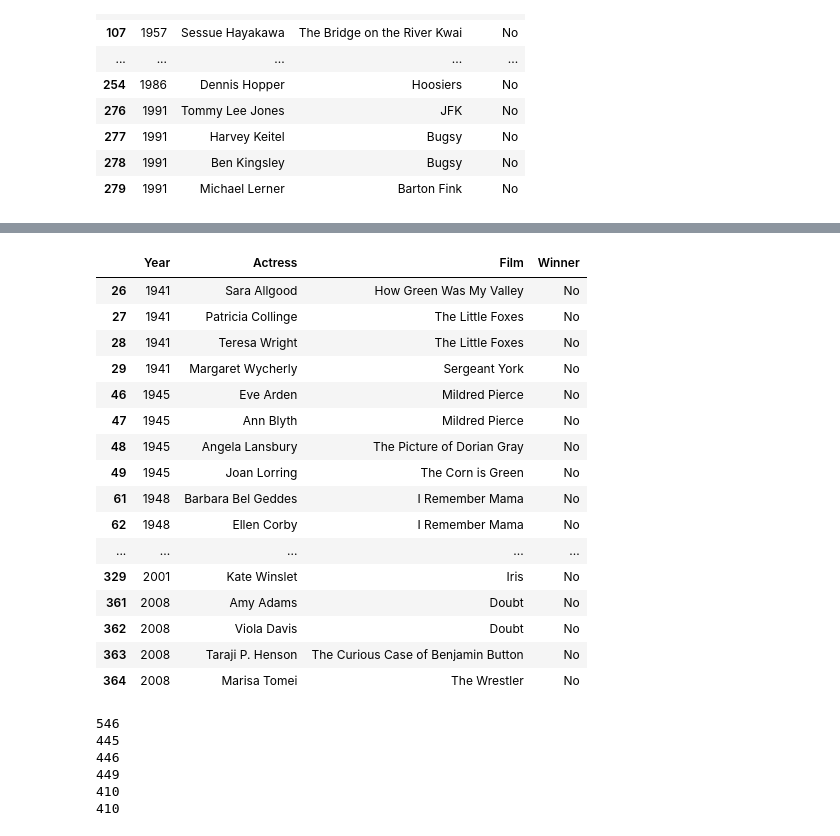
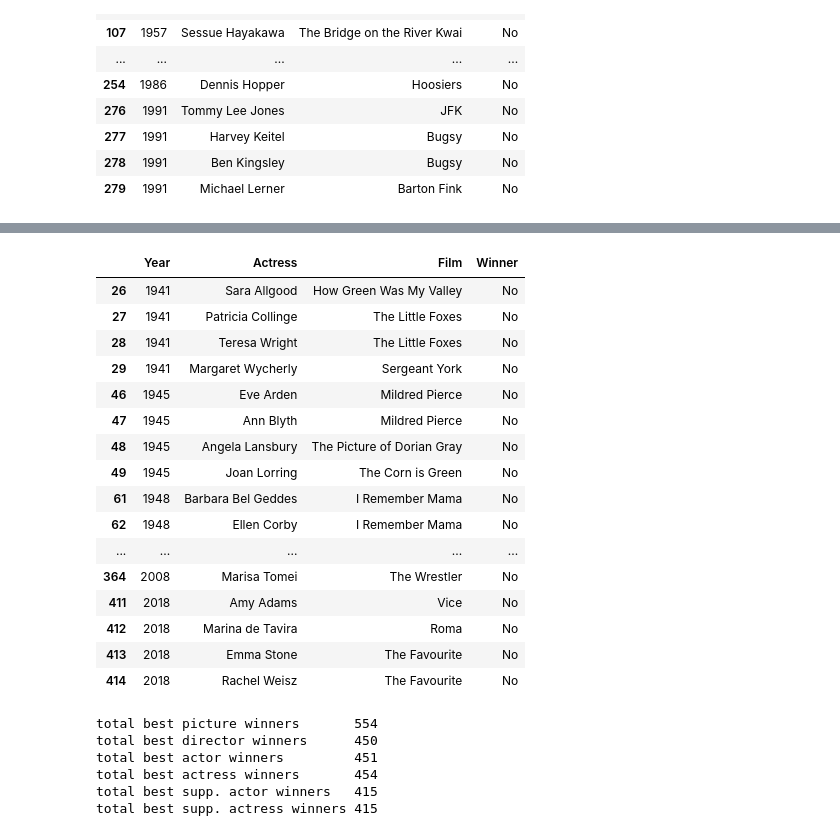
Before and after one commit to emmet-gingles/Jupyter-OscarWinners, a Jupyter notebook: Oscar_Nominees.ipynb, the cells around one changed output, grey strips where cells are left out. Saved outputs shown, nothing was run; the diff lists cells and outputs as text; code cells hidden in the pictures.

```diff
--- a/Oscar_Nominees.ipynb
+++ b/Oscar_Nominees.ipynb
@@ -824,3 +429,8 @@ for row in tables[0].findAll("tr"):
+# %%
+data = extractFilmData("supporting actress", tables, False)
+actresses = data['names']
+films = data['films']
+winners = data['winners']
 # %%
 # Check the length of the lists. Actresses and films are not the same because in several years multiple actresses were nominated
 # for the same film
@@ -846,6 +456,7 @@ films.insert(267, films[266])
 films.insert(323, films[322])
 films.insert(327, films[326])
 films.insert(362, films[361])
+films.insert(414, films[413])
 # %%
 # Now they are the same length
 print(len(years))
@@ -858,21 +468,0 @@ print(len(films))
-# %%
-df_supActresses = pd.DataFrame(columns = ["Year","Actress","Film","Winner"])
-start = 0
-for index, row in df_yearRows.iterrows():
-    year = row["Year"]
-    numFilms = pd.to_numeric(row["Rows"])
-    end = start + numFilms
-    for i in range(start, end):
-        isWinner = "No"
-        actress = actresses[i]
-        film = films[i]
-        if actress in winners['actress'] and film in winners['film']:
-            isWinner = "Yes"
-            for key, value in enumerate(winners['actress']):
-                if value == actress:
-                    del winners['actress'][key]
-                    del winners['film'][key]
-                    break
-        df_supActresses.loc[df_supActresses.shape[0]] = [year,actress,film,isWinner]
-    start = start + numFilms
-df_supActresses.loc[df_supActresses["Winner"] == "Yes"]
@@ -897,0 +469,3 @@ df_supActresses.loc[df_supActresses["Winner"] == "Yes"]
+# %%
+df_supActresses = createDataFrame("supporting actress", {"films": films, "actresses": actresses}, {"years": years, "numFilms": numFilms}, winners)
+df_supActresses.loc[df_supActresses["Winner"] == "Yes"]
@@ -898,40 +491,39 @@ df_supActresses.loc[df_supActresses["Winner"] == "Yes"]
 # %%
 # Now check each of the years that were inserted and see that each one has two or more occurrences of the same film
-df_supActresses["Year"] = df_supActresses["Year"].astype(int)
-years = [1941, 1945, 1948, 1949, 1954, 1957, 1959, 1963, 1965, 1989, 2000, 2001, 2008]
+years = [1941, 1945, 1948, 1949, 1954, 1957, 1959, 1963, 1965, 1989, 2000, 2001, 2008, 2018]
 df_supActresses.loc[(df_supActresses["Year"].isin(years)) & (df_supActresses["Winner"] == "No")]
 # %% [output]
 |  | Year | Actress | Film | Winner |
 | 26 | 1941 | Sara Allgood | How Green Was My Valley | No |
 | 27 | 1941 | Patricia Collinge | The Little Foxes | No |
 | 28 | 1941 | Teresa Wright | The Little Foxes | No |
 | 29 | 1941 | Margaret Wycherly | Sergeant York | No |
 | 46 | 1945 | Eve Arden | Mildred Pierce | No |
 | 47 | 1945 | Ann Blyth | Mildred Pierce | No |
 | 48 | 1945 | Angela Lansbury | The Picture of Dorian Gray | No |
 | 49 | 1945 | Joan Lorring | The Corn is Green | No |
 | 61 | 1948 | Barbara Bel Geddes | I Remember Mama | No |
 | 62 | 1948 | Ellen Corby | I Remember Mama | No |
 | ... | ... | ... | ... | ... |
-| 329 | 2001 | Kate Winslet | Iris | No |
-| 361 | 2008 | Amy Adams | Doubt | No |
-| 362 | 2008 | Viola Davis | Doubt | No |
-| 363 | 2008 | Taraji P. Henson | The Curious Case of Benjamin Button | No |
 | 364 | 2008 | Marisa Tomei | The Wrestler | No |
+| 411 | 2018 | Amy Adams | Vice | No |
+| 412 | 2018 | Marina de Tavira | Roma | No |
+| 413 | 2018 | Emma Stone | The Favourite | No |
+| 414 | 2018 | Rachel Weisz | The Favourite | No |
 # %%
 # Look at the number of rows in each data frame
-print(df_picture.shape[0])
-print(df_directors.shape[0])
-print(df_actors.shape[0])
-print(df_actresses.shape[0])
-print(df_supActors.shape[0])
-print(df_supActresses.shape[0])
+print("total best picture winners       " '{0}'.format(df_picture.shape[0]))
+print("total best director winners      " '{0}'.format(df_directors.shape[0]))
+print("total best actor winners         " '{0}'.format(df_actors.shape[0]))
+print("total best actress winners       " '{0}'.format(df_actresses.shape[0]))
+print("total best supp. actor winners   " '{0}'.format(df_supActors.shape[0]))
+print("total best supp. actress winners " '{0}'.format(df_supActresses.shape[0]))
 # %% [output]
-546
-445
-446
-449
-410
-410
+total best picture winners       554
+total best director winners      450
+total best actor winners         451
+total best actress winners       454
+total best supp. actor winners   415
+total best supp. actress winners 415
 # %%
 # Now all the data has been read into data frames, the next step is to connect to MYSQL and store it in the database
```
Also changed, not shown: parts of 60 cells of this notebook, 4 other files.
